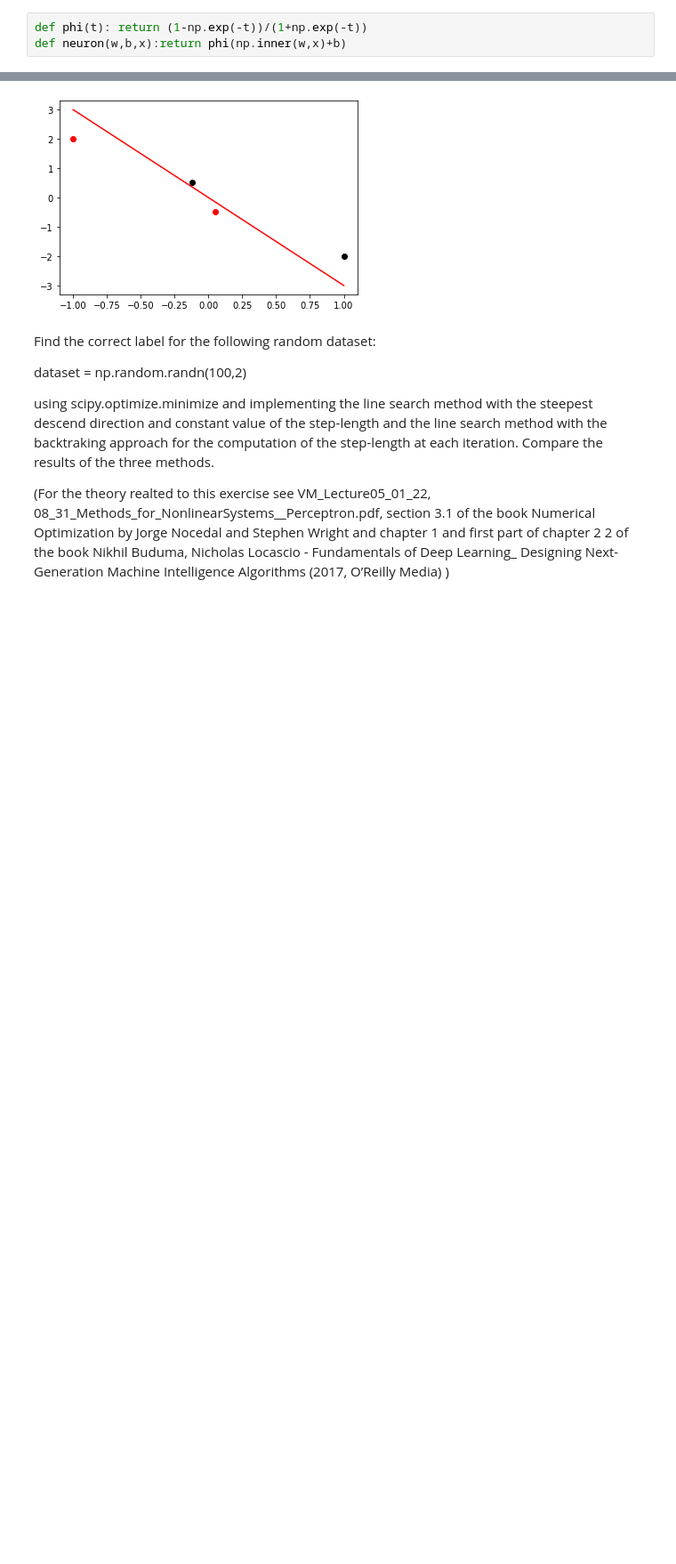
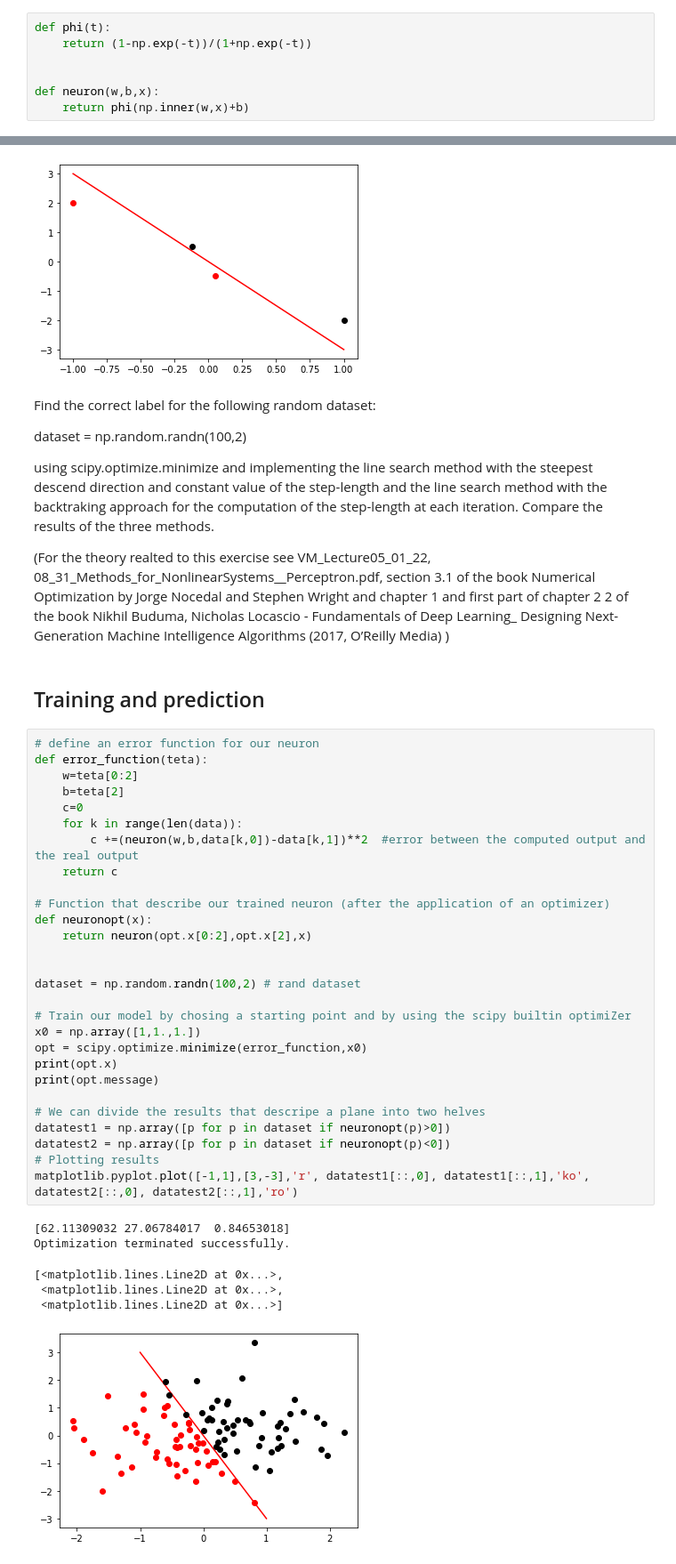
Before and after one commit to andmon97/numeircalMethods, a Jupyter notebook: Numerical Methods for Computer Science, exam January 19, 2022.ipynb, the cells around one changed output, grey strips where cells are left out. Shown at 89% size. Drawn from its saved outputs; the diff is of its cells as text; blank space fills up the shorter version.

```diff
--- a/Numerical Methods for Computer Science, exam January 19, 2022.ipynb
+++ b/Numerical Methods for Computer Science, exam January 19, 2022.ipynb
@@ -409,8 +524,12 @@ import matplotlib.pyplot
 # %% [markdown]
 use the following neuron
 # %%
-def phi(t): return (1-np.exp(-t))/(1+np.exp(-t))
-def neuron(w,b,x):return phi(np.inner(w,x)+b)
+def phi(t):
+    return (1-np.exp(-t))/(1+np.exp(-t))
+
+
+def neuron(w,b,x):
+    return phi(np.inner(w,x)+b)
 # %% [markdown]
 Train the neuron with the following  data
 # %%
@@ -433,3 +555,40 @@ dataset = np.random.randn(100,2)
 using scipy.optimize.minimize and implementing the line search method with the steepest descend direction and constant value of the step-length and the line search method with the backtraking approach for the computation of the step-length at each iteration. Compare the results of the three methods.
 
 (For the theory realted to this exercise see VM_Lecture05_01_22, 08_31_Methods_for_NonlinearSystems__Perceptron.pdf, section 3.1 of the book Numerical Optimization by Jorge Nocedal and  Stephen Wright and chapter 1 and first part of chapter 2 2 of the book Nikhil Buduma, Nicholas Locascio - Fundamentals of Deep Learning_ Designing Next-Generation Machine Intelligence Algorithms (2017, O’Reilly Media)  )
+# %% [markdown]
+## Training and prediction
+# %%
+# define an error function for our neuron
+def error_function(teta):
+    w=teta[0:2]
+    b=teta[2]
+    c=0
+    for k in range(len(data)):
+        c +=(neuron(w,b,data[k,0])-data[k,1])**2  #error between the computed output and the real output
+    return c
+
+# Function that describe our trained neuron (after the application of an optimizer)
+def neuronopt(x):
+    return neuron(opt.x[0:2],opt.x[2],x)
+
+
+dataset = np.random.randn(100,2) # rand dataset
+
+# Train our model by chosing a starting point and by using the scipy builtin optimiZer
+x0 = np.array([1,1.,1.])
+opt = scipy.optimize.minimize(error_function,x0)
+print(opt.x)
+print(opt.message)
+
+# We can divide the results that descripe a plane into two helves
+datatest1 = np.array([p for p in dataset if neuronopt(p)>0])
+datatest2 = np.array([p for p in dataset if neuronopt(p)<0])
+# Plotting results
+matplotlib.pyplot.plot([-1,1],[3,-3],'r', datatest1[::,0], datatest1[::,1],'ko',  datatest2[::,0], datatest2[::,1],'ro')
+# %% [output]
+[62.11309032 27.06784017  0.84653018]
+Optimization terminated successfully.
+[<matplotlib.lines.Line2D at 0x...>,
+ <matplotlib.lines.Line2D at 0x...>,
+ <matplotlib.lines.Line2D at 0x...>]
+[figure, added]
```
Also changed, not shown: parts of 9 cells of this notebook, 2 other files.
